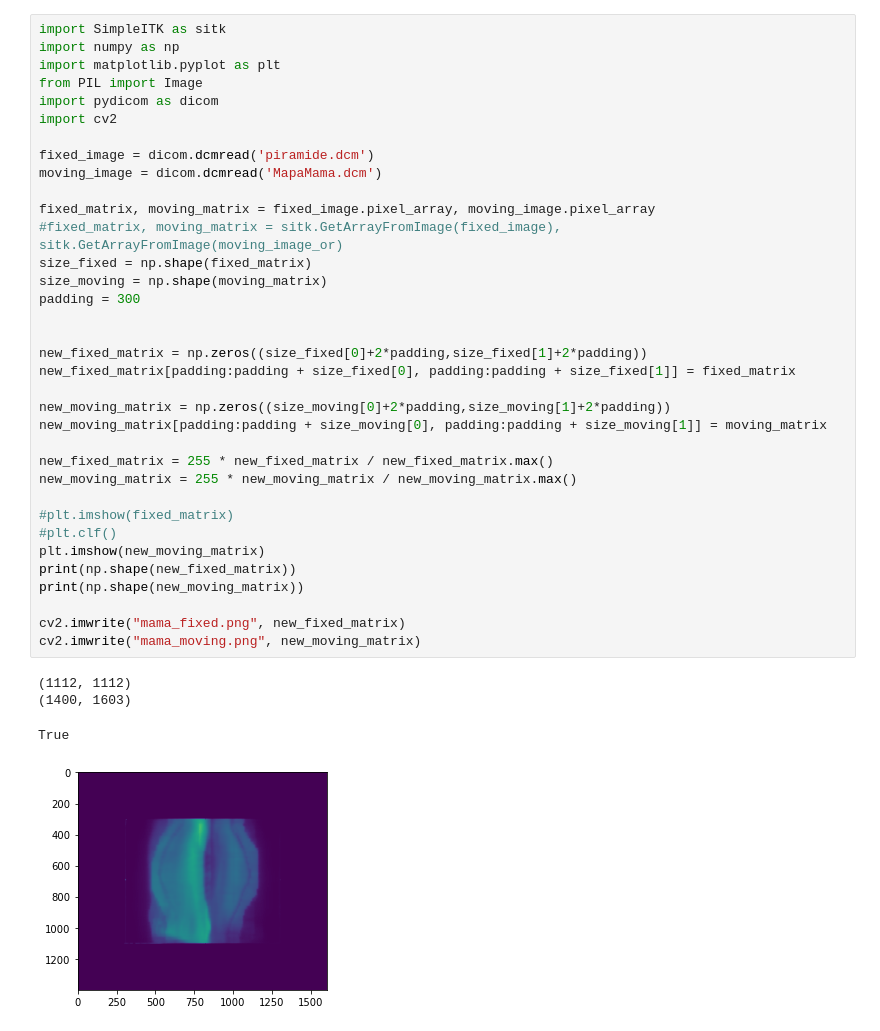
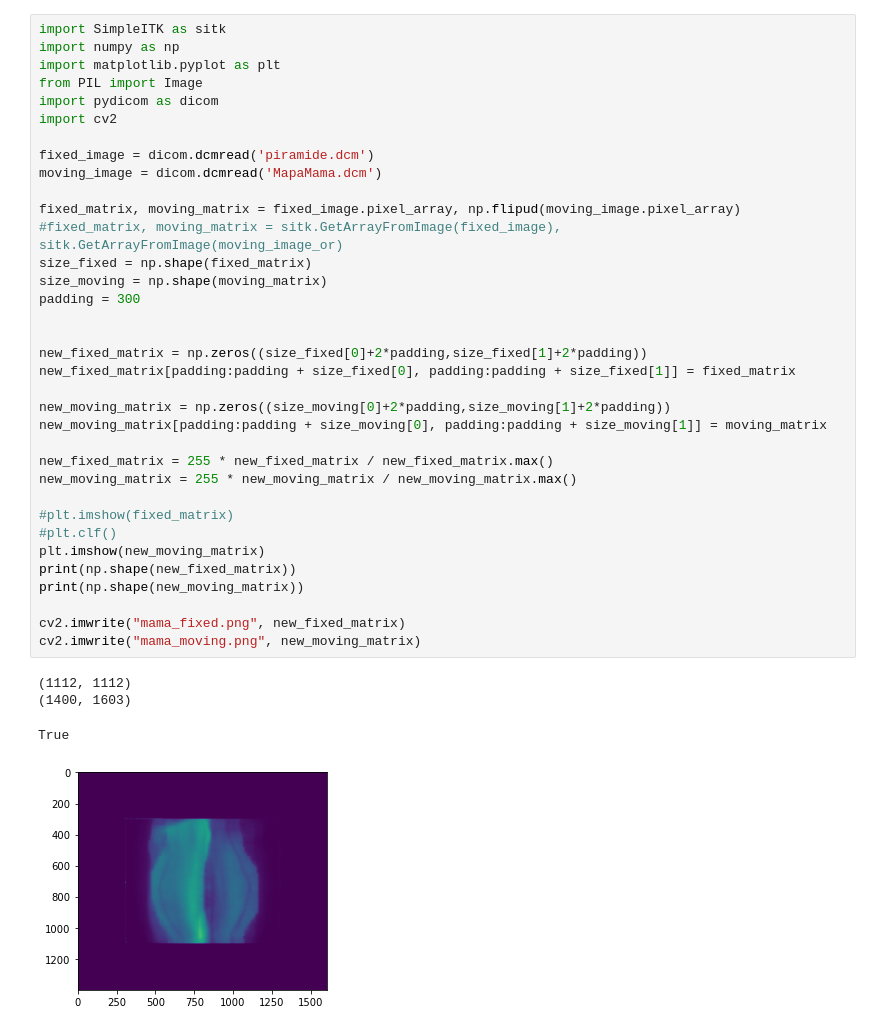
Before and after one commit to Spoksonat/Registration, a Jupyter notebook: preparation_mama.ipynb, the cells around one changed output. Saved outputs shown, nothing was run; the diff lists cells and outputs as text.

```diff
--- a/preparation_mama.ipynb
+++ b/preparation_mama.ipynb
@@ -9,32 +9,32 @@ import cv2
 fixed_image = dicom.dcmread('piramide.dcm')
 moving_image = dicom.dcmread('MapaMama.dcm')
 
-fixed_matrix, moving_matrix = fixed_image.pixel_array, moving_image.pixel_array
+fixed_matrix, moving_matrix = fixed_image.pixel_array, np.flipud(moving_image.pixel_array)
 #fixed_matrix, moving_matrix = sitk.GetArrayFromImage(fixed_image), sitk.GetArrayFromImage(moving_image_or)
 size_fixed = np.shape(fixed_matrix)
 size_moving = np.shape(moving_matrix)
 padding = 300
 
 
 new_fixed_matrix = np.zeros((size_fixed[0]+2*padding,size_fixed[1]+2*padding))
 new_fixed_matrix[padding:padding + size_fixed[0], padding:padding + size_fixed[1]] = fixed_matrix
 
 new_moving_matrix = np.zeros((size_moving[0]+2*padding,size_moving[1]+2*padding))
 new_moving_matrix[padding:padding + size_moving[0], padding:padding + size_moving[1]] = moving_matrix
 
 new_fixed_matrix = 255 * new_fixed_matrix / new_fixed_matrix.max()
 new_moving_matrix = 255 * new_moving_matrix / new_moving_matrix.max()
 
 #plt.imshow(fixed_matrix)
 #plt.clf()
 plt.imshow(new_moving_matrix)
 print(np.shape(new_fixed_matrix))
 print(np.shape(new_moving_matrix))
 
 cv2.imwrite("mama_fixed.png", new_fixed_matrix)
 cv2.imwrite("mama_moving.png", new_moving_matrix)
 # %% [output]
 (1112, 1112)
 (1400, 1603)
 True
-[figure, old version]
+[figure, new version]
```
Also changed, not shown: 9 other files.
